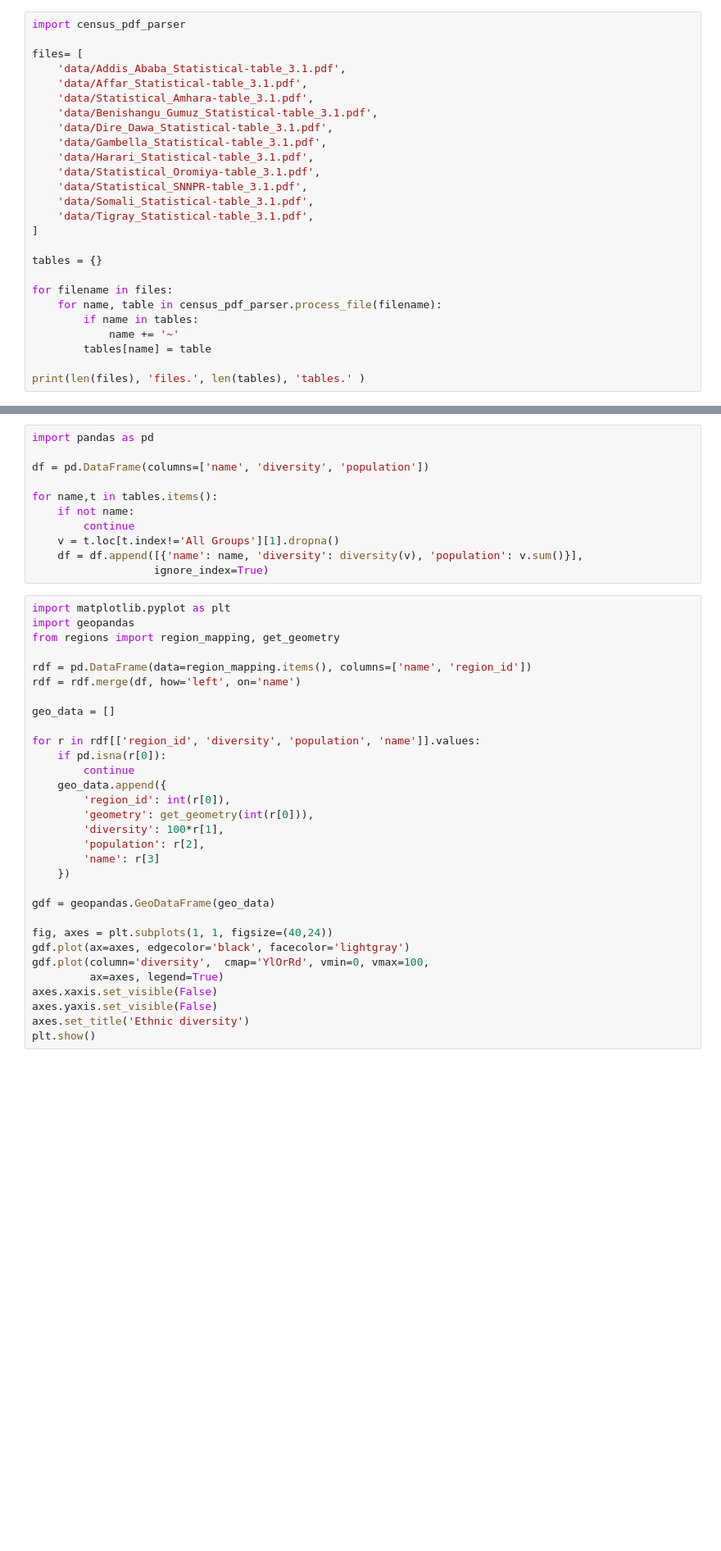
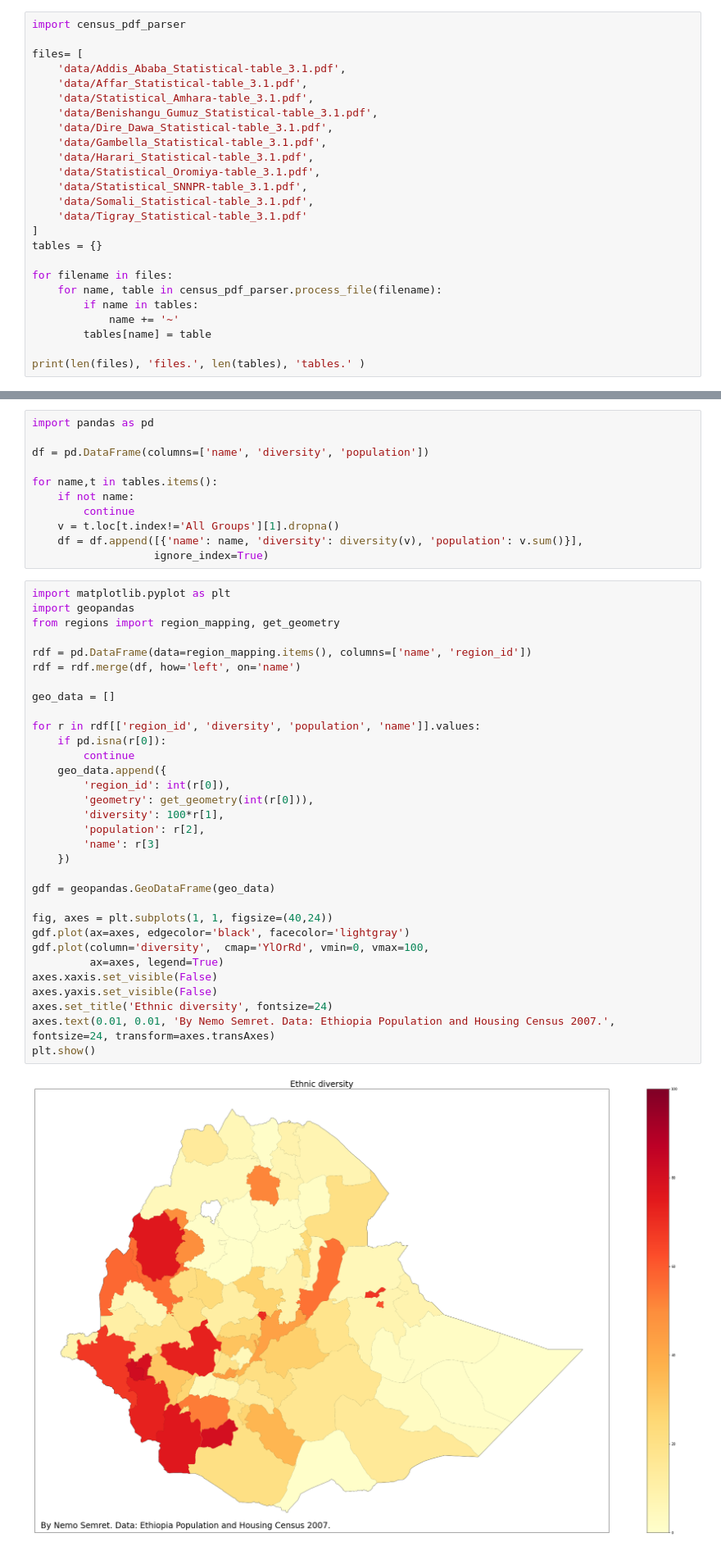
Before and after one commit to nemozen/et-census, a Jupyter notebook: ethnogeography.ipynb, the cells around one changed output, grey strips where cells are left out. Shown at 82% size. Cells and saved outputs as stored; diff of their text form; blank space fills up the shorter version.

Commit message:
map legends and text

```diff
--- a/ethnogeography.ipynb
+++ b/ethnogeography.ipynb
@@ -23,9 +23,8 @@ files= [
     'data/Statistical_Oromiya-table_3.1.pdf',
     'data/Statistical_SNNPR-table_3.1.pdf',
     'data/Somali_Statistical-table_3.1.pdf',
-    'data/Tigray_Statistical-table_3.1.pdf',
+    'data/Tigray_Statistical-table_3.1.pdf'
 ]
-
 tables = {}
 
 for filename in files:
@@ -49,34 +50,37 @@ for name,t in tables.items():
 # %%
 import matplotlib.pyplot as plt
 import geopandas
 from regions import region_mapping, get_geometry
 
 rdf = pd.DataFrame(data=region_mapping.items(), columns=['name', 'region_id'])
 rdf = rdf.merge(df, how='left', on='name')
 
 geo_data = []
 
 for r in rdf[['region_id', 'diversity', 'population', 'name']].values:
     if pd.isna(r[0]):
         continue
     geo_data.append({
         'region_id': int(r[0]),
         'geometry': get_geometry(int(r[0])),
         'diversity': 100*r[1],
         'population': r[2],
         'name': r[3]
     })
 
 gdf = geopandas.GeoDataFrame(geo_data)
 
 fig, axes = plt.subplots(1, 1, figsize=(40,24))
 gdf.plot(ax=axes, edgecolor='black', facecolor='lightgray')
 gdf.plot(column='diversity',  cmap='YlOrRd', vmin=0, vmax=100,
          ax=axes, legend=True)
 axes.xaxis.set_visible(False)
 axes.yaxis.set_visible(False)
-axes.set_title('Ethnic diversity')
+axes.set_title('Ethnic diversity', fontsize=24)
+axes.text(0.01, 0.01, 'By Nemo Semret. Data: Ethiopia Population and Housing Census 2007.', fontsize=24, transform=axes.transAxes)
 plt.show()
+# %% [output]
+[figure, added]
 # %%
 fig, axes = plt.subplots(1, 1, figsize=(40,24))
 gdf.plot(ax=axes, edgecolor='gray', facecolor='lightgray')
```
Also changed, not shown: parts of 4 cells of this notebook.
